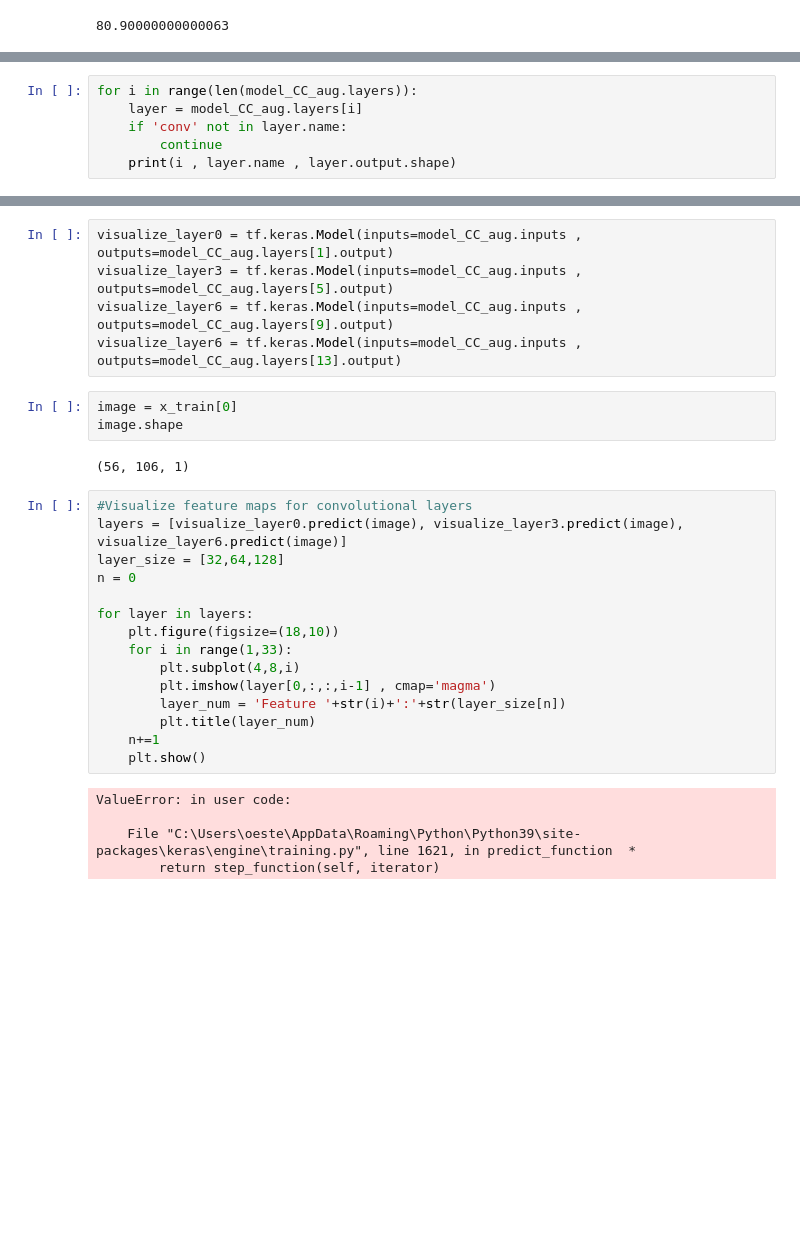
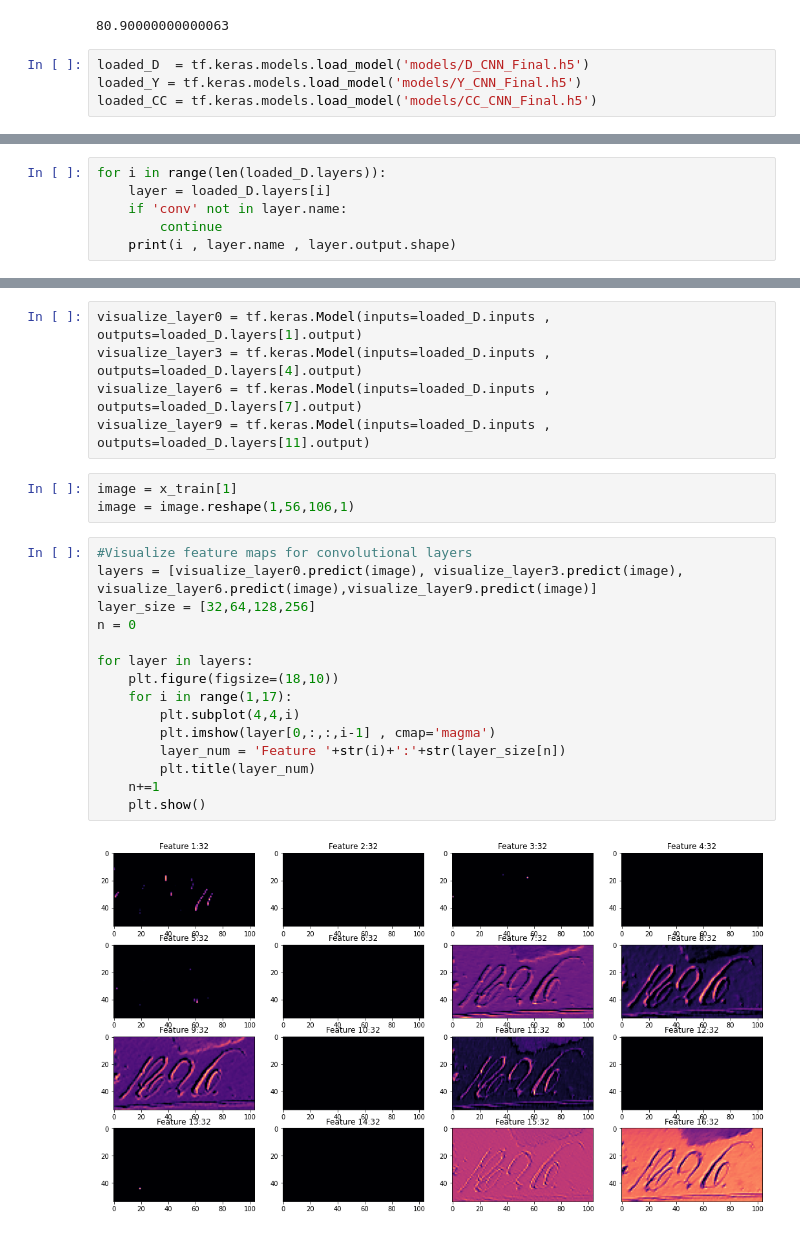
Before and after one commit to mathh17/Anvendt_ML_Eskamens_project, a Jupyter notebook: Q2_3_FinalModel.ipynb, the cells around one changed output, grey strips where cells are left out. Drawn from its saved outputs; the diff is of its cells as text; blank space fills up the shorter version.

Commit message:
final models kørt med overfitting

```diff
--- a/Q2_3_FinalModel.ipynb
+++ b/Q2_3_FinalModel.ipynb
@@ -602,3 +602,7 @@ score
 275.33333333333513
 262.6666666666692
 80.90000000000063
+# %%
+loaded_D  = tf.keras.models.load_model('models/D_CNN_Final.h5')
+loaded_Y = tf.keras.models.load_model('models/Y_CNN_Final.h5')
+loaded_CC = tf.keras.models.load_model('models/CC_CNN_Final.h5')
@@ -605,6 +625,6 @@ score
 # %%
-for i in range(len(model_CC_aug.layers)):
-    layer = model_CC_aug.layers[i]
+for i in range(len(loaded_D.layers)):
+    layer = loaded_D.layers[i]
     if 'conv' not in layer.name:
         continue
     print(i , layer.name , layer.output.shape)
@@ -616,30 +636,25 @@ for i in range(len(model_CC_aug.layers)):
 # %%
-visualize_layer0 = tf.keras.Model(inputs=model_CC_aug.inputs , outputs=model_CC_aug.layers[1].output)
-visualize_layer3 = tf.keras.Model(inputs=model_CC_aug.inputs , outputs=model_CC_aug.layers[5].output)
-visualize_layer6 = tf.keras.Model(inputs=model_CC_aug.inputs , outputs=model_CC_aug.layers[9].output)
-visualize_layer6 = tf.keras.Model(inputs=model_CC_aug.inputs , outputs=model_CC_aug.layers[13].output)
+visualize_layer0 = tf.keras.Model(inputs=loaded_D.inputs , outputs=loaded_D.layers[1].output)
+visualize_layer3 = tf.keras.Model(inputs=loaded_D.inputs , outputs=loaded_D.layers[4].output)
+visualize_layer6 = tf.keras.Model(inputs=loaded_D.inputs , outputs=loaded_D.layers[7].output)
+visualize_layer9 = tf.keras.Model(inputs=loaded_D.inputs , outputs=loaded_D.layers[11].output)
 # %%
-image = x_train[0]
-image.shape
+image = x_train[1]
+image = image.reshape(1,56,106,1)
-# %% [output]
-(56, 106, 1)
 # %%
 #Visualize feature maps for convolutional layers
-layers = [visualize_layer0.predict(image), visualize_layer3.predict(image), visualize_layer6.predict(image)]
-layer_size = [32,64,128]
+layers = [visualize_layer0.predict(image), visualize_layer3.predict(image), visualize_layer6.predict(image),visualize_layer9.predict(image)]
+layer_size = [32,64,128,256]
 n = 0
 
 for layer in layers:
     plt.figure(figsize=(18,10))
-    for i in range(1,33):
-        plt.subplot(4,8,i)
+    for i in range(1,17):
+        plt.subplot(4,4,i)
         plt.imshow(layer[0,:,:,i-1] , cmap='magma')
         layer_num = 'Feature '+str(i)+':'+str(layer_size[n])
         plt.title(layer_num)
     n+=1
     plt.show()
 # %% [output]
-ValueError: in user code:
-
-    File "C:\Users\oeste\AppData\Roaming\Python\Python39\site-packages\keras\engine\training.py", line 1621, in predict_function  *
-        return step_function(self, iterator)
+[figure, added]
```
Also changed, not shown: parts of 43 cells of this notebook, 1 other file.
